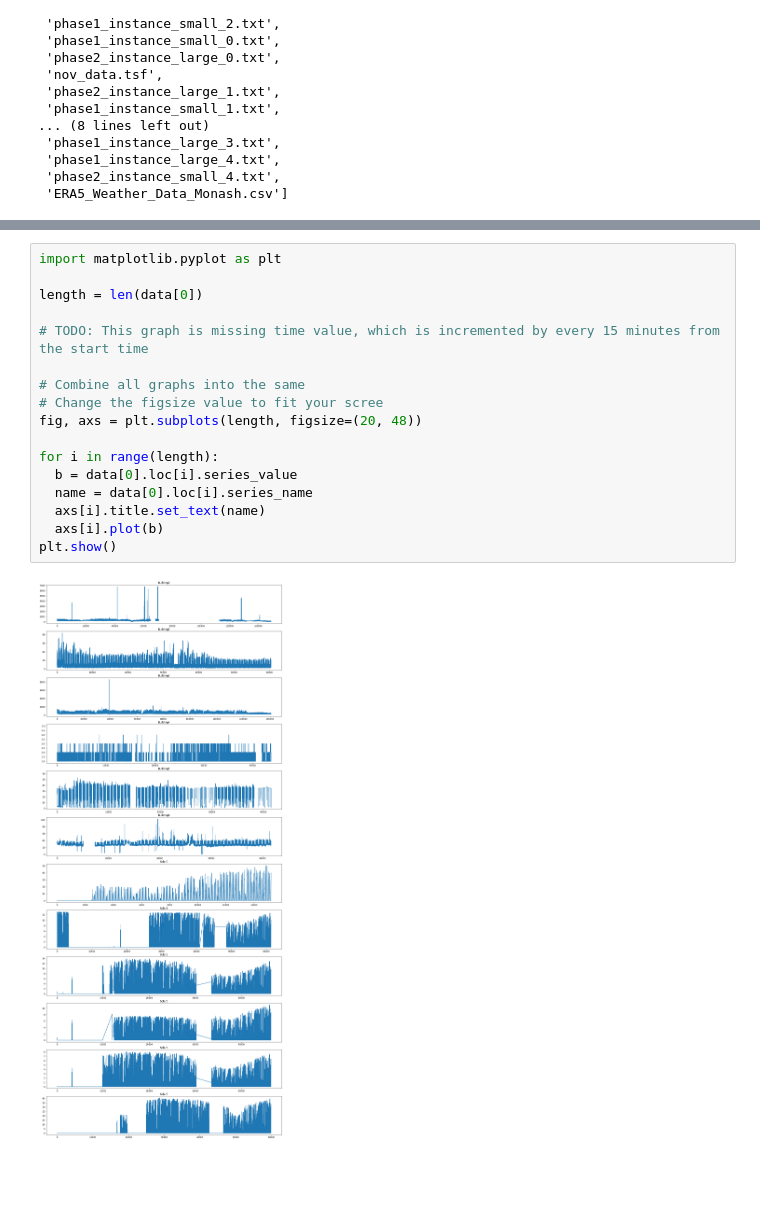
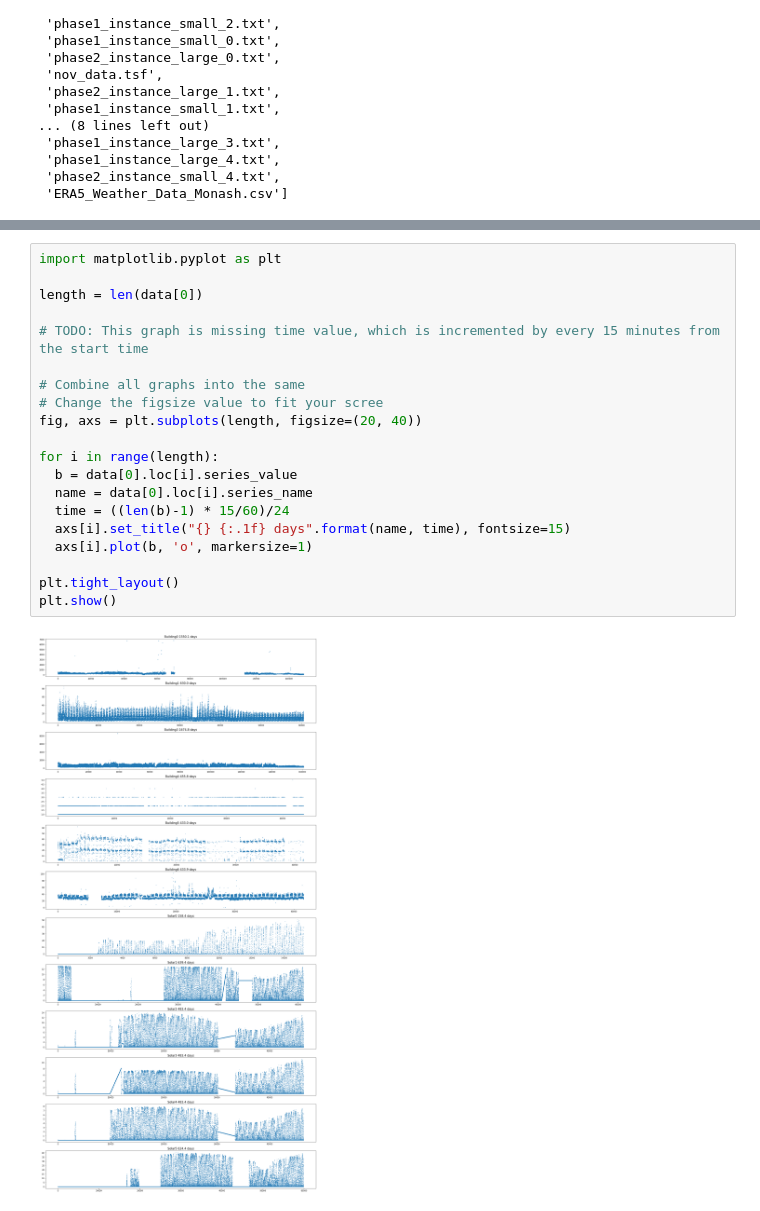
Before and after one commit to hbhungg/tinygrid, a Jupyter notebook: visualize_notebook.ipynb, the cells around one changed output, grey strips where cells are left out. Drawn from its saved outputs; the diff is of its cells as text; blank space fills up the shorter version.

```diff
--- a/visualize_notebook.ipynb
+++ b/visualize_notebook.ipynb
@@ -29,19 +53,22 @@ data = data_loader.convert_tsf_to_dataframe(os.path.join(path, fs[0]))
 # %%
 import matplotlib.pyplot as plt
 
 length = len(data[0])
 
 # TODO: This graph is missing time value, which is incremented by every 15 minutes from the start time
 
 # Combine all graphs into the same
 # Change the figsize value to fit your scree
-fig, axs = plt.subplots(length, figsize=(20, 48))
+fig, axs = plt.subplots(length, figsize=(20, 40))
 
 for i in range(length):
   b = data[0].loc[i].series_value
   name = data[0].loc[i].series_name
-  axs[i].title.set_text(name)
-  axs[i].plot(b)
+  time = ((len(b)-1) * 15/60)/24
+  axs[i].set_title("{} {:.1f} days".format(name, time), fontsize=15)
+  axs[i].plot(b, 'o', markersize=1)
+
+plt.tight_layout()
 plt.show()
 # %% [output]
-[figure, old version]
+[figure, new version]
```
Also changed, not shown: parts of 5 cells of this notebook, 1 other file.
